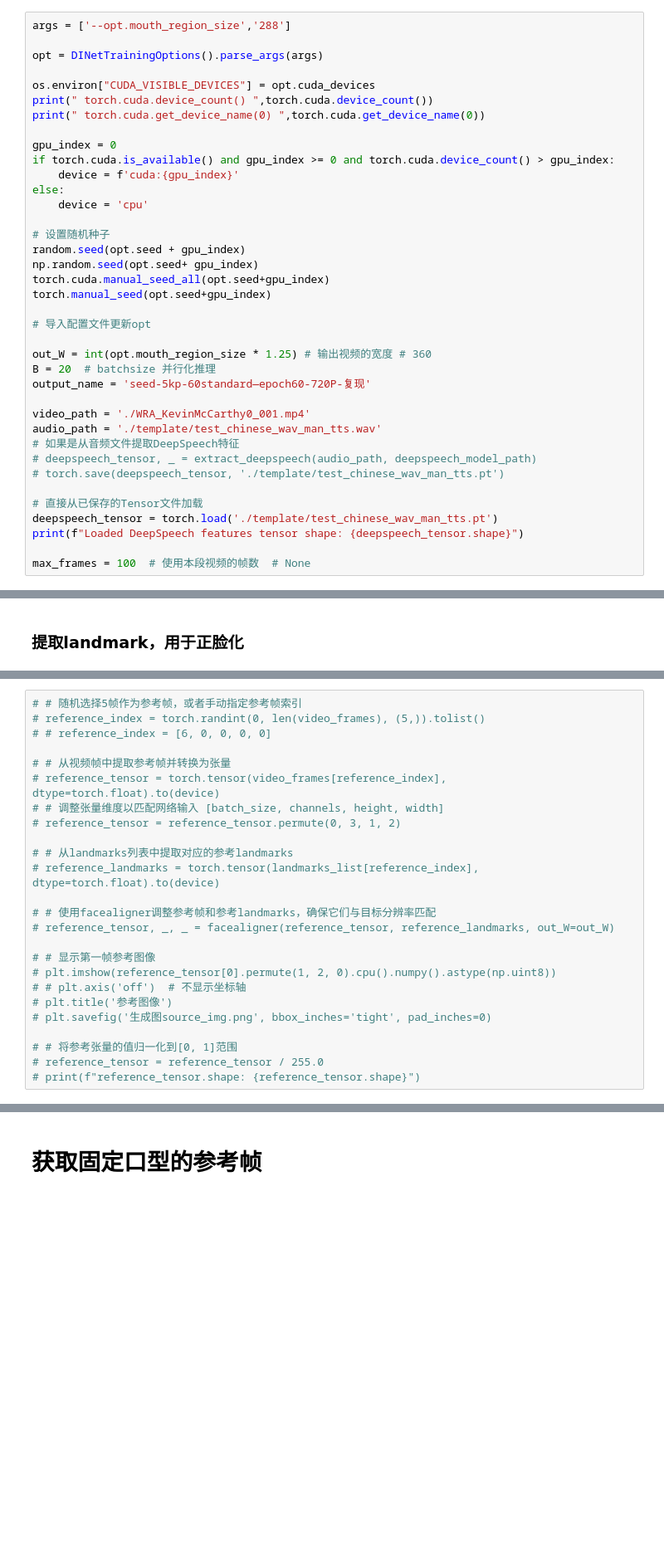
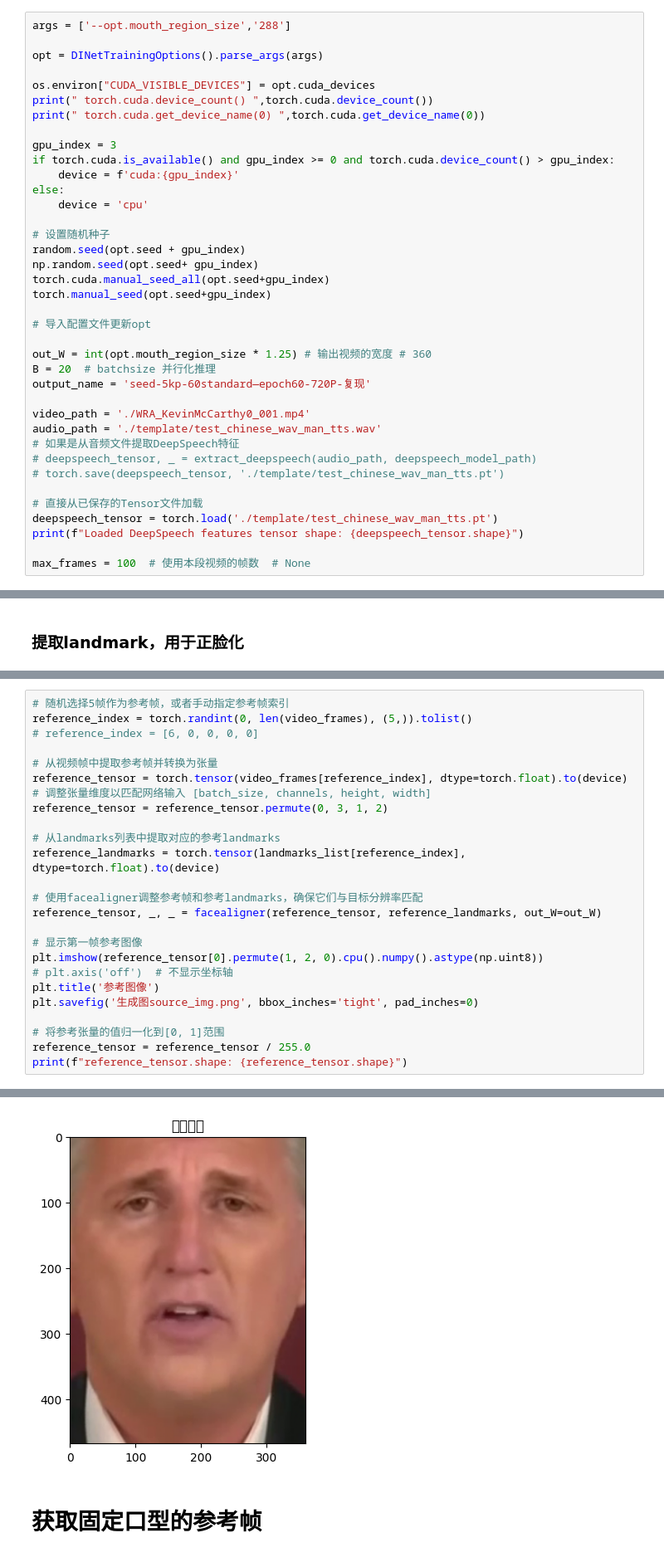
Before and after one commit to iPaw-AI-LAB/LawDNet_2024, a Jupyter notebook: Exp-of-Junli/optimized_prediction-deng.ipynb, the cells around one changed output, grey strips where cells are left out. Shown: that part at 83% size. Cells and saved outputs as stored; diff of their text form; blank space fills up the shorter version.

```diff
--- a/Exp-of-Junli/optimized_prediction-deng.ipynb
+++ b/Exp-of-Junli/optimized_prediction-deng.ipynb
@@ -44,7 +41,7 @@ os.environ["CUDA_VISIBLE_DEVICES"] = opt.cuda_devices
 print(" torch.cuda.device_count() ",torch.cuda.device_count())
 print(" torch.cuda.get_device_name(0) ",torch.cuda.get_device_name(0))
 
-gpu_index = 0
+gpu_index = 3
 if torch.cuda.is_available() and gpu_index >= 0 and torch.cuda.device_count() > gpu_index:
     device = f'cuda:{gpu_index}'
 else:
@@ -230,27 +227,28 @@ landmarks_list = np.array(landmarks_list)
 # 转换landmarks列表为numpy数组
 landmarks_list = np.array(landmarks_list)
 # %%
-# # 随机选择5帧作为参考帧，或者手动指定参考帧索引
-# reference_index = torch.randint(0, len(video_frames), (5,)).tolist()
-# # reference_index = [6, 0, 0, 0, 0]
+# 随机选择5帧作为参考帧，或者手动指定参考帧索引
+reference_index = torch.randint(0, len(video_frames), (5,)).tolist()
+# reference_index = [6, 0, 0, 0, 0]
 
-# # 从视频帧中提取参考帧并转换为张量
-# reference_tensor = torch.tensor(video_frames[reference_index], dtype=torch.float).to(device)
-# # 调整张量维度以匹配网络输入 [batch_size, channels, height, width]
-# reference_tensor = reference_tensor.permute(0, 3, 1, 2)
+# 从视频帧中提取参考帧并转换为张量
+reference_tensor = torch.tensor(video_frames[reference_index], dtype=torch.float).to(device)
+# 调整张量维度以匹配网络输入 [batch_size, channels, height, width]
+reference_tensor = reference_tensor.permute(0, 3, 1, 2)
 
-# # 从landmarks列表中提取对应的参考landmarks
-# reference_landmarks = torch.tensor(landmarks_list[reference_index], dtype=torch.float).to(device)
+# 从landmarks列表中提取对应的参考landmarks
+reference_landmarks = torch.tensor(landmarks_list[reference_index], dtype=torch.float).to(device)
 
-# # 使用facealigner调整参考帧和参考landmarks，确保它们与目标分辨率匹配
-# reference_tensor, _, _ = facealigner(reference_tensor, reference_landmarks, out_W=out_W)
+# 使用facealigner调整参考帧和参考landmarks，确保它们与目标分辨率匹配
+reference_tensor, _, _ = facealigner(reference_tensor, reference_landmarks, out_W=out_W)
 
-# # 显示第一帧参考图像
-# plt.imshow(reference_tensor[0].permute(1, 2, 0).cpu().numpy().astype(np.uint8))
-# # plt.axis('off')  # 不显示坐标轴
-# plt.title('参考图像')
-# plt.savefig('生成图source_img.png', bbox_inches='tight', pad_inches=0)
+# 显示第一帧参考图像
+plt.imshow(reference_tensor[0].permute(1, 2, 0).cpu().numpy().astype(np.uint8))
+# plt.axis('off')  # 不显示坐标轴
+plt.title('参考图像')
+plt.savefig('生成图source_img.png', bbox_inches='tight', pad_inches=0)
 
-# # 将参考张量的值归一化到[0, 1]范围
-# reference_tensor = reference_tensor / 255.0
-# print(f"reference_tensor.shape: {reference_tensor.shape}")
+# 将参考张量的值归一化到[0, 1]范围
+reference_tensor = reference_tensor / 255.0
+print(f"reference_tensor.shape: {reference_tensor.shape}")
+# %% [output]
@@ -257,3 +256,4 @@ landmarks_list = np.array(landmarks_list)
+[figure, added]
 # %% [markdown]
 # 获取固定口型的参考帧
 # %%
```
Also changed, not shown: parts of 7 cells of this notebook, 8 other files.
